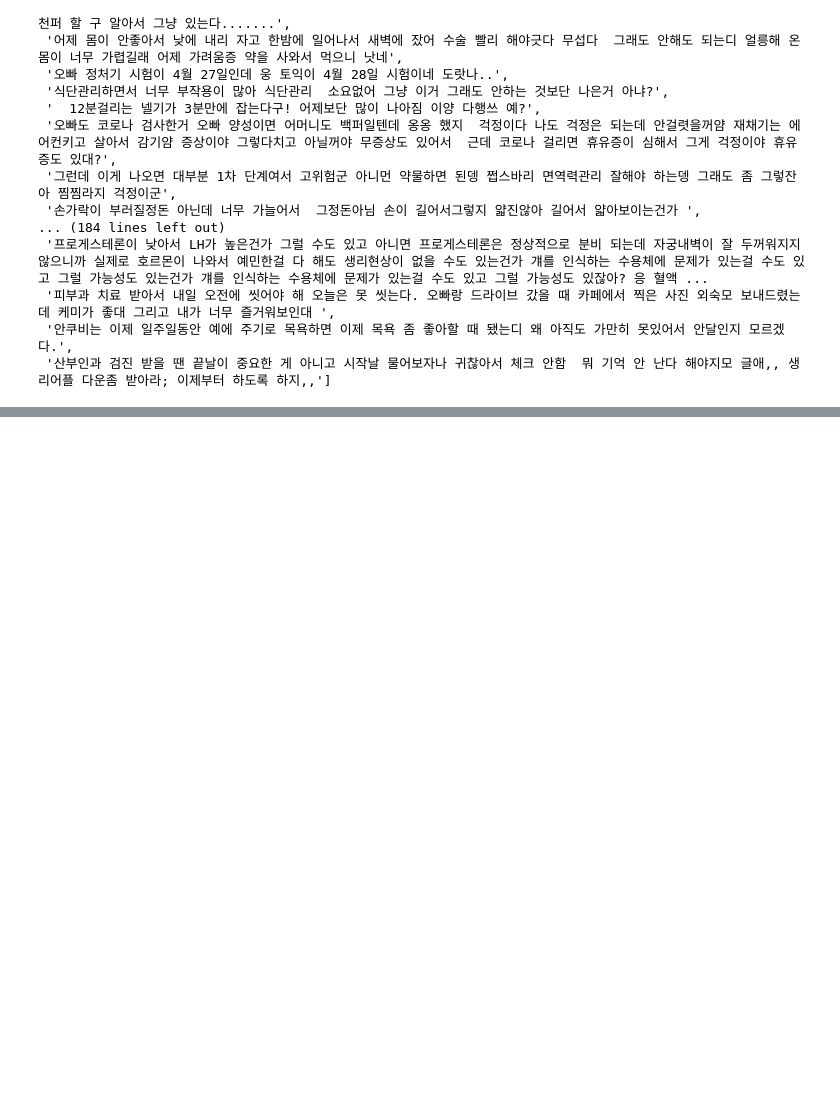
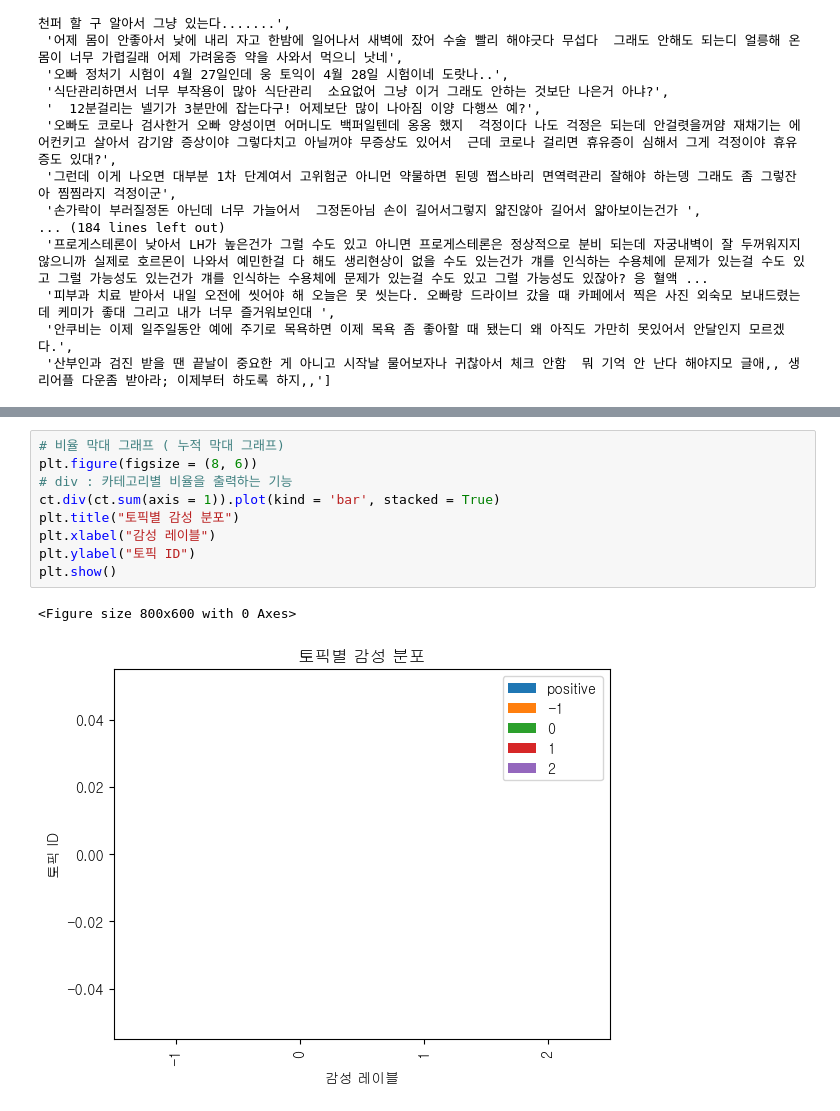
Before and after one commit to good0neighbour/ESTCampAI, a Jupyter notebook: 언어지능(허깅페이스_NLP)/ex02_BERTopic_기반_텍스트마이닝.ipynb, the cells around one changed output, grey strips where cells are left out. Saved outputs shown, nothing was run; the diff lists cells and outputs as text; blank space fills up the shorter version.

```diff
--- a/언어지능(허깅페이스_NLP)/ex02_BERTopic_기반_텍스트마이닝.ipynb
+++ b/언어지능(허깅페이스_NLP)/ex02_BERTopic_기반_텍스트마이닝.ipynb
@@ -369,0 +937,12 @@ summaries
+# %%
+# 비율 막대 그래프 ( 누적 막대 그래프)
+plt.figure(figsize = (8, 6))
+# div : 카테고리별 비율을 출력하는 기능
+ct.div(ct.sum(axis = 1)).plot(kind = 'bar', stacked = True)
+plt.title("토픽별 감성 분포")
+plt.xlabel("감성 레이블")
+plt.ylabel("토픽 ID")
+plt.show()
+# %% [output]
+<Figure size 800x600 with 0 Axes>
+[figure, added]
```
Also changed, not shown: parts of 58 cells of this notebook.
